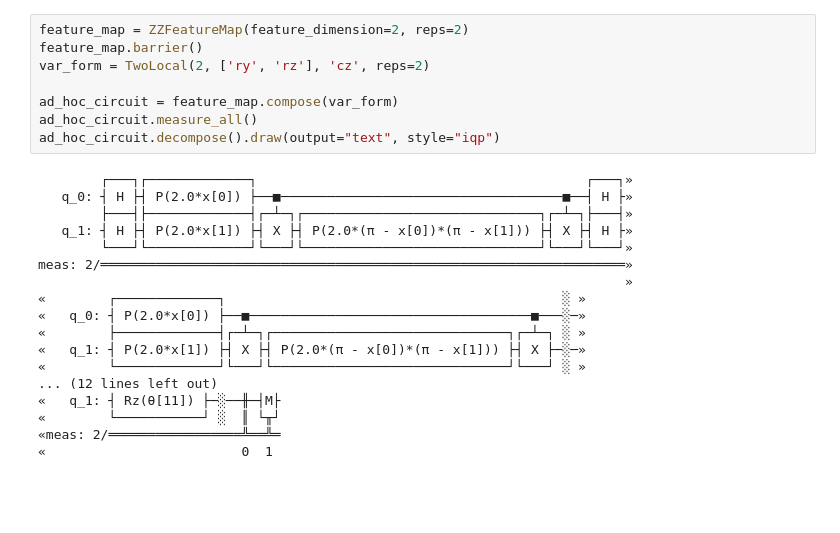
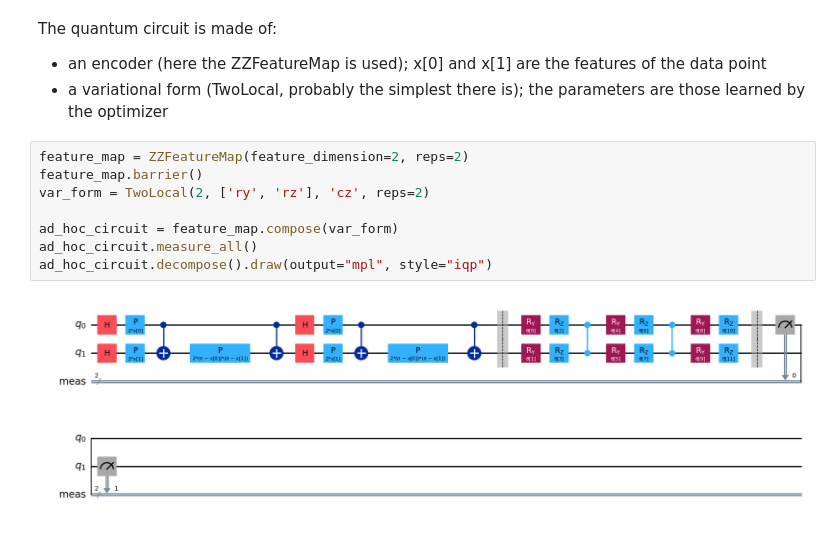
Before and after one commit to VikasGarg-Dir/Quantum_ML, a Jupyter notebook: VQC/VQC_Ad_hoc.ipynb, the cells around one changed output. Drawn from its saved outputs; the diff is of its cells as text; blank space fills up the shorter version.

```diff
--- a/VQC/VQC_Ad_hoc.ipynb
+++ b/VQC/VQC_Ad_hoc.ipynb
@@ -77,29 +37,17 @@ Successfully installed jedi-0.19.2
+# %% [markdown]
+The quantum circuit is made of:
+- an encoder (here the ZZFeatureMap is used); x[0] and x[1] are the features of the data point
+- a variational form (TwoLocal, probably the simplest there is); the parameters are those learned by the optimizer
 # %%
 feature_map = ZZFeatureMap(feature_dimension=2, reps=2)
 feature_map.barrier()
 var_form = TwoLocal(2, ['ry', 'rz'], 'cz', reps=2)
 
 ad_hoc_circuit = feature_map.compose(var_form)
 ad_hoc_circuit.measure_all()
-ad_hoc_circuit.decompose().draw(output="text", style="iqp")
+ad_hoc_circuit.decompose().draw(output="mpl", style="iqp")
 # %% [output]
-        ┌───┐┌─────────────┐                                          ┌───┐»
-   q_0: ┤ H ├┤ P(2.0*x[0]) ├──■────────────────────────────────────■──┤ H ├»
-        ├───┤├─────────────┤┌─┴─┐┌──────────────────────────────┐┌─┴─┐├───┤»
-   q_1: ┤ H ├┤ P(2.0*x[1]) ├┤ X ├┤ P(2.0*(π - x[0])*(π - x[1])) ├┤ X ├┤ H ├»
-        └───┘└─────────────┘└───┘└──────────────────────────────┘└───┘└───┘»
-meas: 2/═══════════════════════════════════════════════════════════════════»
-                                                                           »
-«        ┌─────────────┐                                           ░ »
-«   q_0: ┤ P(2.0*x[0]) ├──■────────────────────────────────────■───░─»
-«        ├─────────────┤┌─┴─┐┌──────────────────────────────┐┌─┴─┐ ░ »
-«   q_1: ┤ P(2.0*x[1]) ├┤ X ├┤ P(2.0*(π - x[0])*(π - x[1])) ├┤ X ├─░─»
-«        └─────────────┘└───┘└──────────────────────────────┘└───┘ ░ »
-... (12 lines left out)
-«   q_1: ┤ Rz(θ[11]) ├─░──╫─┤M├
-«        └───────────┘ ░  ║ └╥┘
-«meas: 2/═════════════════╩══╩═
-«                         0  1
+[figure, added]
 # %%
 def circuit_instance(data, variational):
     """Assigns parameter values to `AD_HOC_CIRCUIT`.
```
Also changed, not shown: parts of 15 cells of this notebook.
